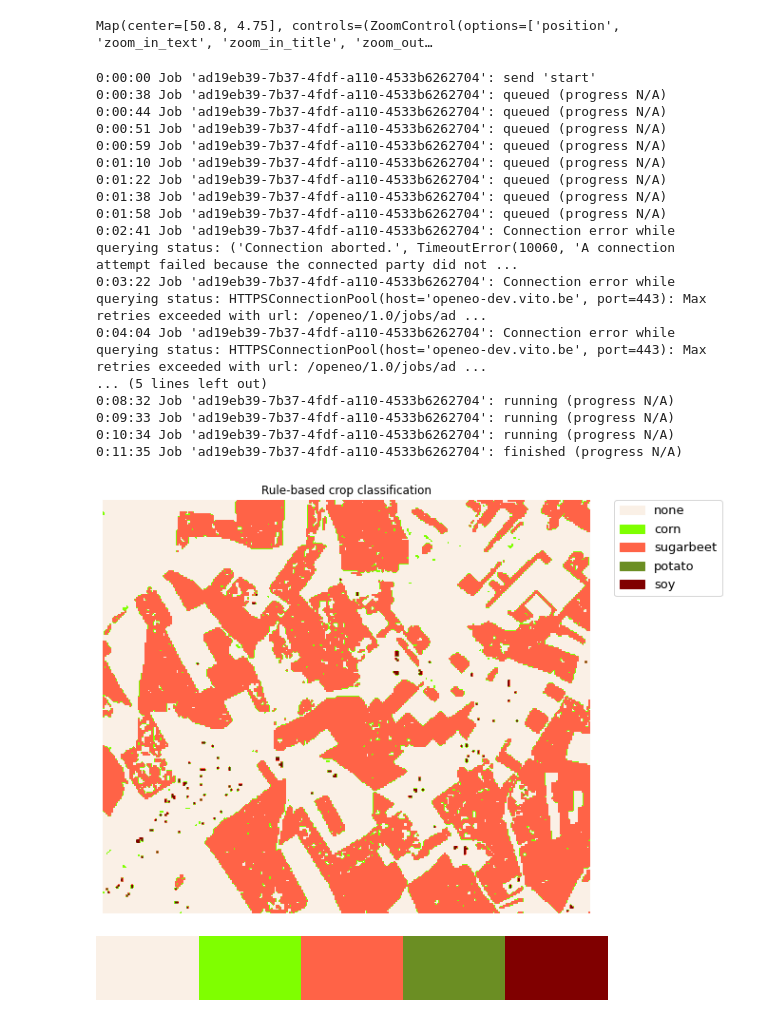
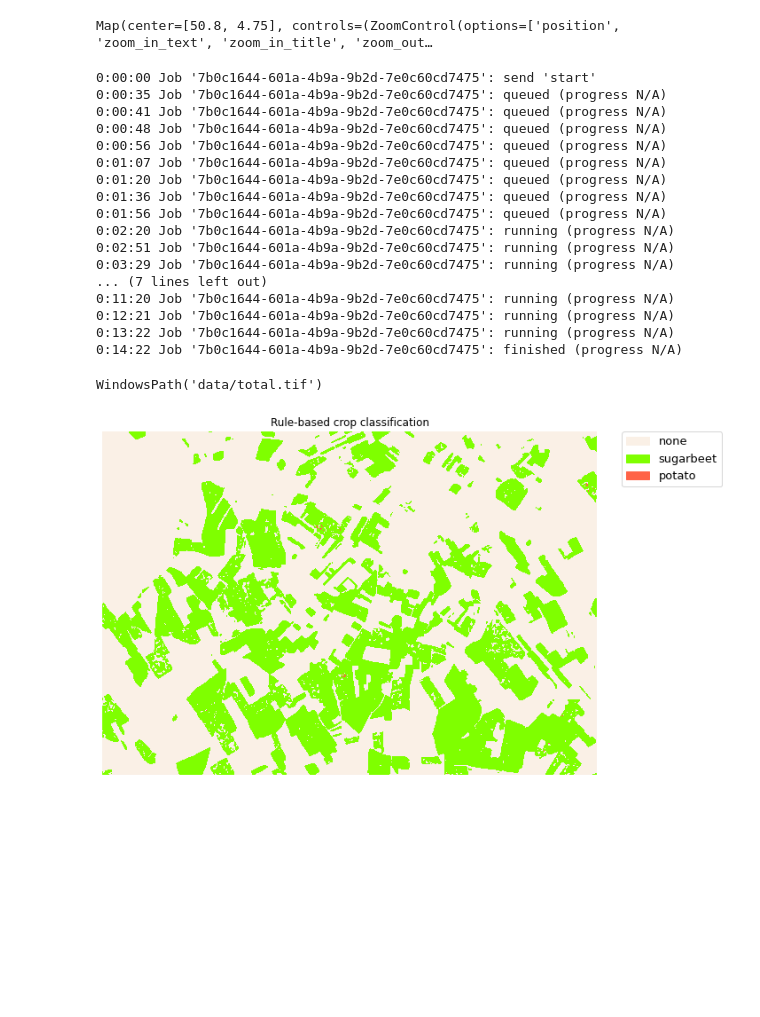
Before and after one commit to openEOPlatform/SRR2_notebooks, a Jupyter notebook: UC3 - Crop type feature engineering (rule-based).ipynb, the cells around one changed output. Drawn from its saved outputs; the diff is of its cells as text; code cells hidden in the pictures; blank space fills up the shorter version.

Commit message:
Saving color scheme

```diff
--- a/UC3 - Crop type feature engineering (rule-based).ipynb
+++ b/UC3 - Crop type feature engineering (rule-based).ipynb
@@ -278,28 +279,27 @@ spat_ext = {'west':bbox[0],'east':bbox[2],'south':bbox[1],'north':bbox[3]}
 # %%
-job = total.filter_bbox({'west':bbox[0],'east':bbox[2],'south':bbox[1],'north':bbox[3]}).execute_batch(out_format="GTiff",options={"colormap":get_classification_colors()})
+job = total.filter_bbox({'west':bbox[0],'east':bbox[2],'south':bbox[1],'north':bbox[3]}).execute_batch(out_format="GTiff",colormap=get_classification_colors())
 results = job.get_results()
 results.download_file("./data/total.tif")
 # %% [output]
-0:00:00 Job 'ad19eb39-7b37-4fdf-a110-4533b6262704': send 'start'
-0:00:38 Job 'ad19eb39-7b37-4fdf-a110-4533b6262704': queued (progress N/A)
-0:00:44 Job 'ad19eb39-7b37-4fdf-a110-4533b6262704': queued (progress N/A)
-0:00:51 Job 'ad19eb39-7b37-4fdf-a110-4533b6262704': queued (progress N/A)
-0:00:59 Job 'ad19eb39-7b37-4fdf-a110-4533b6262704': queued (progress N/A)
-0:01:10 Job 'ad19eb39-7b37-4fdf-a110-4533b6262704': queued (progress N/A)
-0:01:22 Job 'ad19eb39-7b37-4fdf-a110-4533b6262704': queued (progress N/A)
-0:01:38 Job 'ad19eb39-7b37-4fdf-a110-4533b6262704': queued (progress N/A)
-0:01:58 Job 'ad19eb39-7b37-4fdf-a110-4533b6262704': queued (progress N/A)
-0:02:41 Job 'ad19eb39-7b37-4fdf-a110-4533b6262704': Connection error while querying status: ('Connection aborted.', TimeoutError(10060, 'A connection attempt failed because the connected party did not ...
-0:03:22 Job 'ad19eb39-7b37-4fdf-a110-4533b6262704': Connection error while querying status: HTTPSConnectionPool(host='openeo-dev.vito.be', port=443): Max retries exceeded with url: /openeo/1.0/jobs/ad ...
-0:04:04 Job 'ad19eb39-7b37-4fdf-a110-4533b6262704': Connection error while querying status: HTTPSConnectionPool(host='openeo-dev.vito.be', port=443): Max retries exceeded with url: /openeo/1.0/jobs/ad ...
-... (5 lines left out)
-0:08:32 Job 'ad19eb39-7b37-4fdf-a110-4533b6262704': running (progress N/A)
-0:09:33 Job 'ad19eb39-7b37-4fdf-a110-4533b6262704': running (progress N/A)
-0:10:34 Job 'ad19eb39-7b37-4fdf-a110-4533b6262704': running (progress N/A)
-0:11:35 Job 'ad19eb39-7b37-4fdf-a110-4533b6262704': finished (progress N/A)
+0:00:00 Job '7b0c1644-601a-4b9a-9b2d-7e0c60cd7475': send 'start'
+0:00:35 Job '7b0c1644-601a-4b9a-9b2d-7e0c60cd7475': queued (progress N/A)
+0:00:41 Job '7b0c1644-601a-4b9a-9b2d-7e0c60cd7475': queued (progress N/A)
+0:00:48 Job '7b0c1644-601a-4b9a-9b2d-7e0c60cd7475': queued (progress N/A)
+0:00:56 Job '7b0c1644-601a-4b9a-9b2d-7e0c60cd7475': queued (progress N/A)
+0:01:07 Job '7b0c1644-601a-4b9a-9b2d-7e0c60cd7475': queued (progress N/A)
+0:01:20 Job '7b0c1644-601a-4b9a-9b2d-7e0c60cd7475': queued (progress N/A)
+0:01:36 Job '7b0c1644-601a-4b9a-9b2d-7e0c60cd7475': queued (progress N/A)
+0:01:56 Job '7b0c1644-601a-4b9a-9b2d-7e0c60cd7475': queued (progress N/A)
+0:02:20 Job '7b0c1644-601a-4b9a-9b2d-7e0c60cd7475': running (progress N/A)
+0:02:51 Job '7b0c1644-601a-4b9a-9b2d-7e0c60cd7475': running (progress N/A)
+0:03:29 Job '7b0c1644-601a-4b9a-9b2d-7e0c60cd7475': running (progress N/A)
+... (7 lines left out)
+0:11:20 Job '7b0c1644-601a-4b9a-9b2d-7e0c60cd7475': running (progress N/A)
+0:12:21 Job '7b0c1644-601a-4b9a-9b2d-7e0c60cd7475': running (progress N/A)
+0:13:22 Job '7b0c1644-601a-4b9a-9b2d-7e0c60cd7475': running (progress N/A)
+0:14:22 Job '7b0c1644-601a-4b9a-9b2d-7e0c60cd7475': finished (progress N/A)
+WindowsPath('data/total.tif')
 # %%
-from helper import *
-plot_croptypes(fn="./data/indices_3.tif")
+plot_croptypes(fn="./data/total.tif", only_unique_classes=True)
 # %% [output]
-[figure, old version]
+[figure, new version]
-[figure, removed]
```
Also changed, not shown: parts of 3 cells of this notebook.
